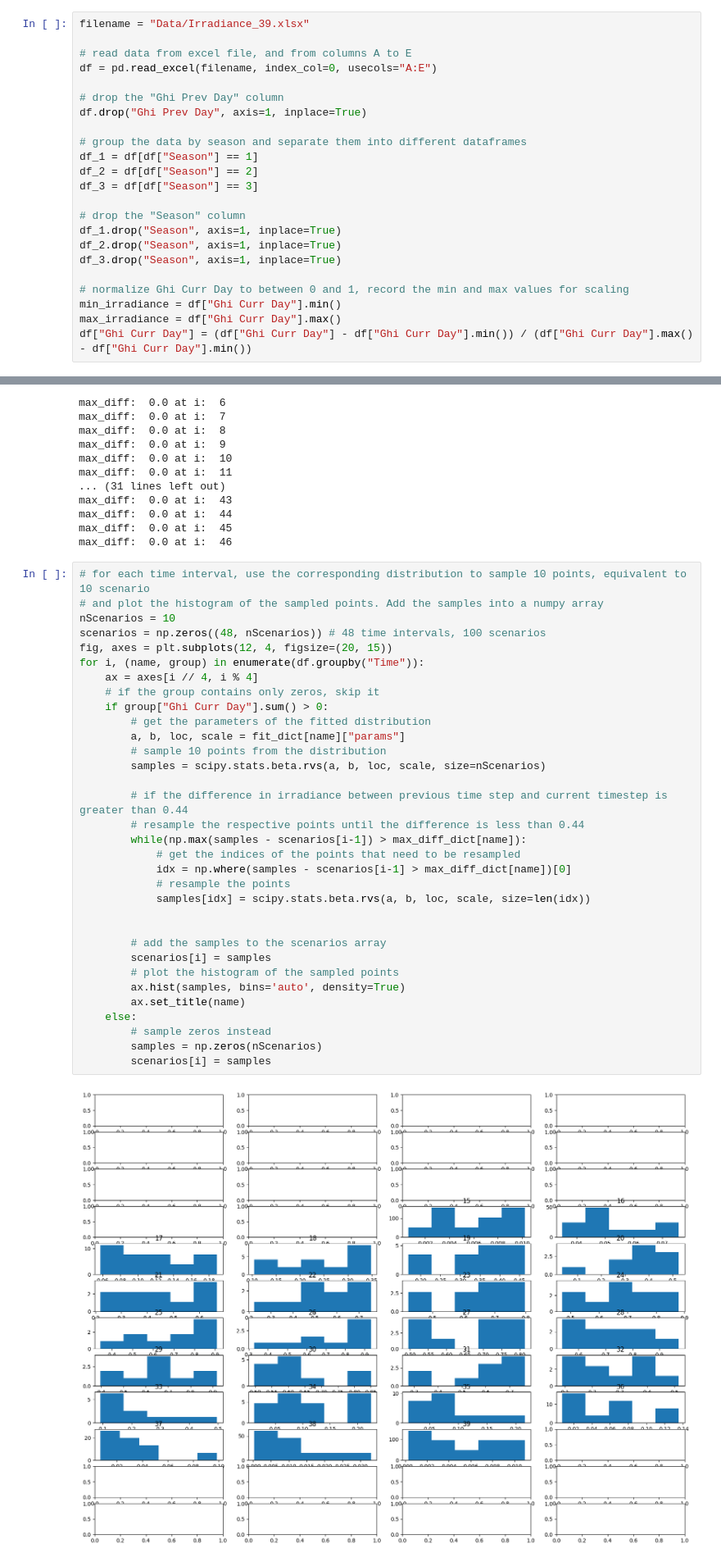
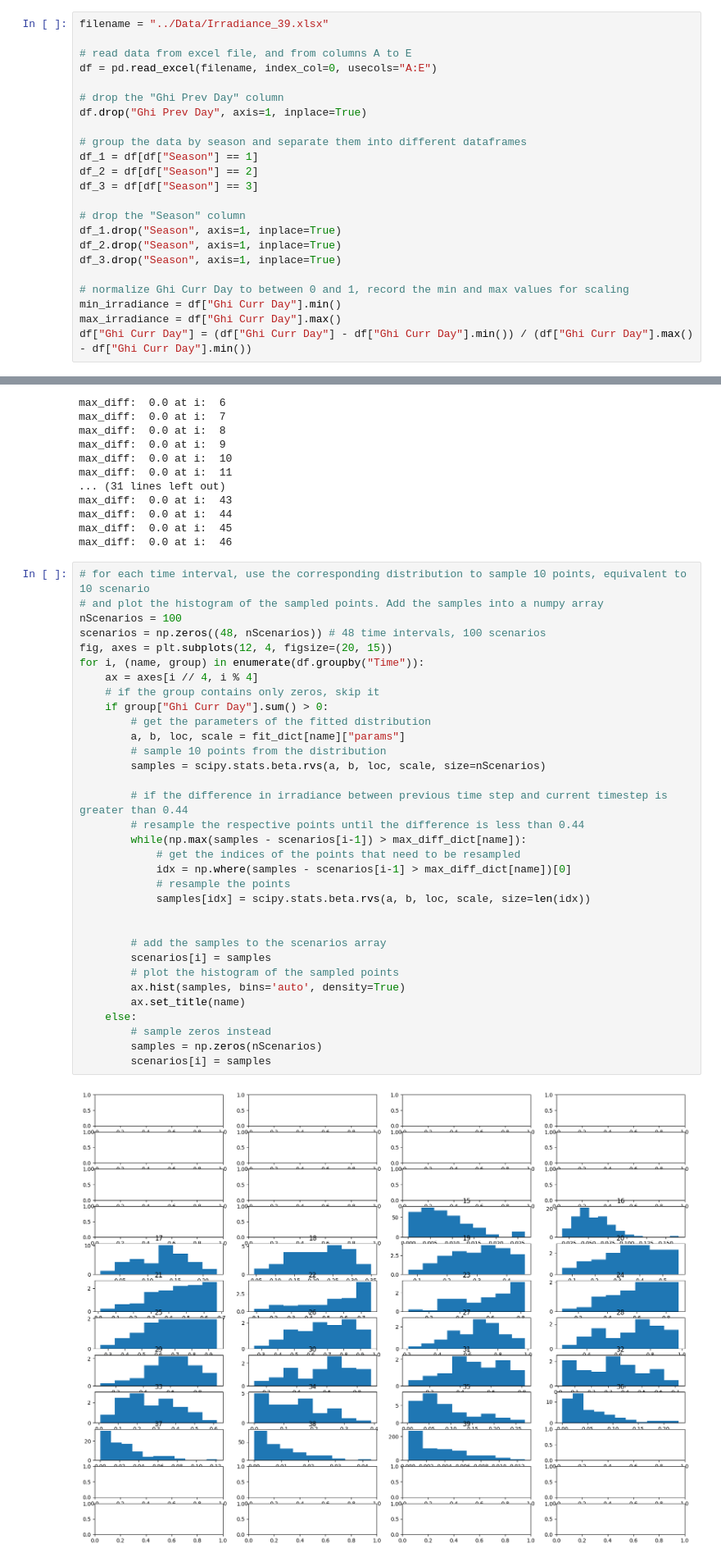
Before and after one commit to jinyi12/Data-driven-Optimization-of-EV-Charging-Coordination, a Jupyter notebook: Notebooks/solar_time.ipynb, the cells around one changed output, grey strips where cells are left out. Shown at 82% size. Cells and saved outputs as stored; diff of their text form.

```diff
--- a/Notebooks/solar_time.ipynb
+++ b/Notebooks/solar_time.ipynb
@@ -6,7 +6,7 @@ import matplotlib.pyplot as plt
 
 %matplotlib inline
 # %%
-filename = "Data/Irradiance_39.xlsx"
+filename = "../Data/Irradiance_39.xlsx"
 
 # read data from excel file, and from columns A to E
 df = pd.read_excel(filename, index_col=0, usecols="A:E")
@@ -146,38 +146,38 @@ max_diff:  0.0 at i:  46
 # %%
 # for each time interval, use the corresponding distribution to sample 10 points, equivalent to 10 scenario
 # and plot the histogram of the sampled points. Add the samples into a numpy array
-nScenarios = 10
+nScenarios = 100
 scenarios = np.zeros((48, nScenarios)) # 48 time intervals, 100 scenarios
 fig, axes = plt.subplots(12, 4, figsize=(20, 15))
 for i, (name, group) in enumerate(df.groupby("Time")):
     ax = axes[i // 4, i % 4]
     # if the group contains only zeros, skip it
     if group["Ghi Curr Day"].sum() > 0:
         # get the parameters of the fitted distribution
         a, b, loc, scale = fit_dict[name]["params"]
         # sample 10 points from the distribution
         samples = scipy.stats.beta.rvs(a, b, loc, scale, size=nScenarios)
 
         # if the difference in irradiance between previous time step and current timestep is greater than 0.44
         # resample the respective points until the difference is less than 0.44
         while(np.max(samples - scenarios[i-1]) > max_diff_dict[name]):
             # get the indices of the points that need to be resampled
             idx = np.where(samples - scenarios[i-1] > max_diff_dict[name])[0]
             # resample the points
             samples[idx] = scipy.stats.beta.rvs(a, b, loc, scale, size=len(idx))
 
 
         # add the samples to the scenarios array
         scenarios[i] = samples
         # plot the histogram of the sampled points
         ax.hist(samples, bins='auto', density=True)
         ax.set_title(name)
     else:
         # sample zeros instead
         samples = np.zeros(nScenarios)
         scenarios[i] = samples
 # %% [output]
-[figure, old version]
+[figure, new version]
 # %%
 # check which column has negative values
 np.where(scenarios < 0)
```
Also changed, not shown: parts of 7 cells of this notebook, 2 other files.
